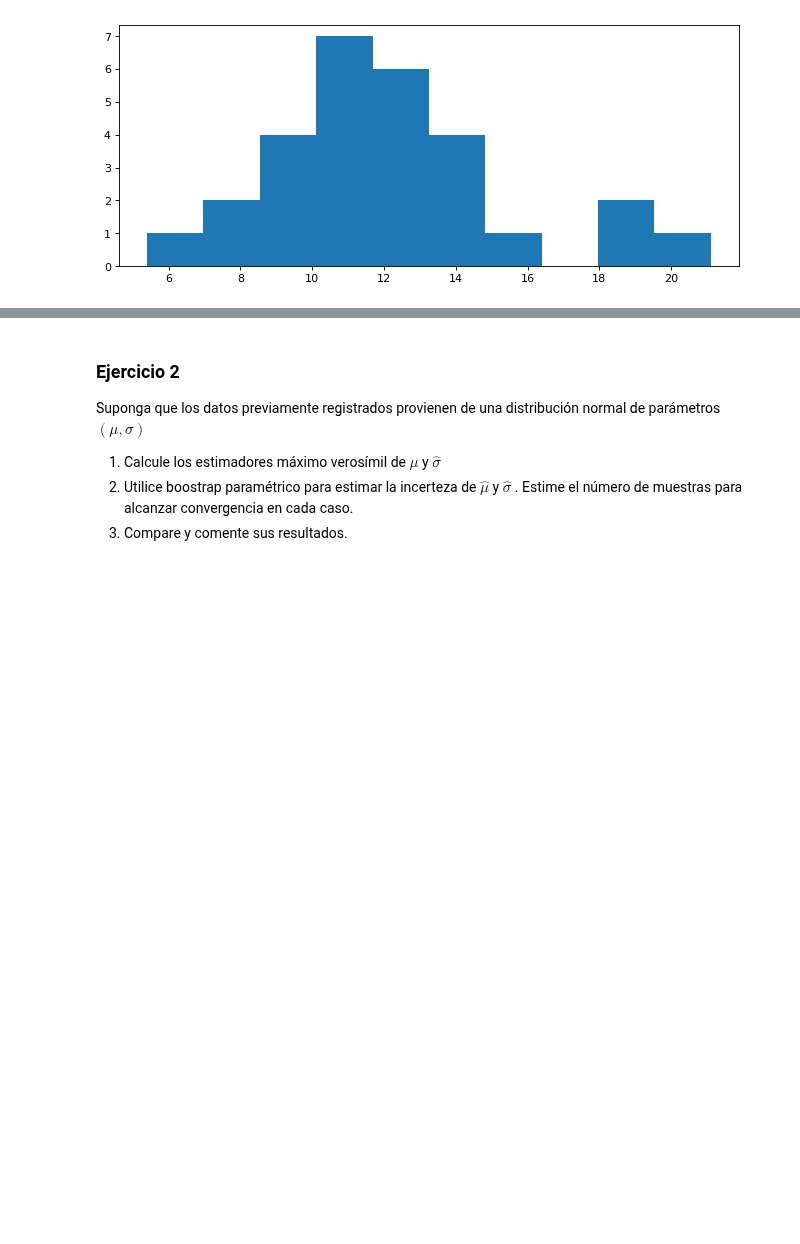
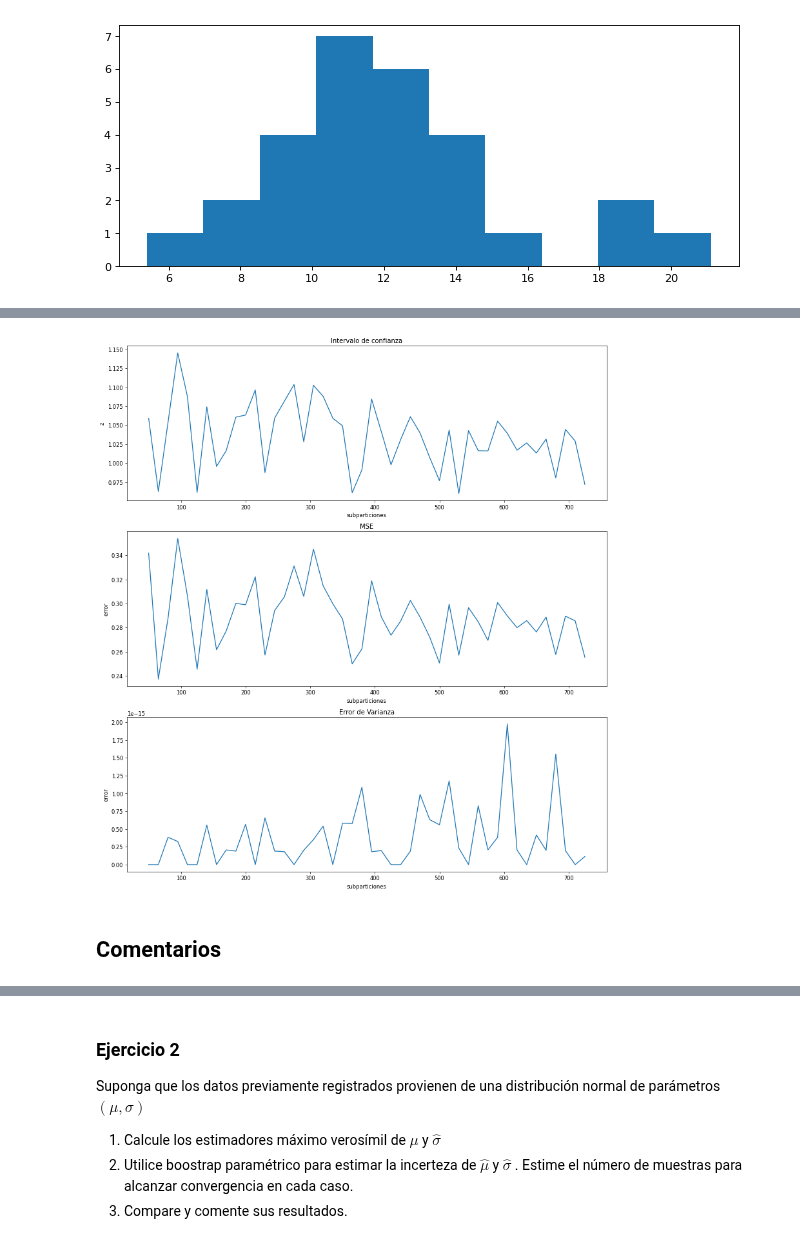
Before and after one commit to estebantejeda/INFO274, a Jupyter notebook: lab5/Laboratorio5.ipynb, the cells around one changed output, grey strips where cells are left out. Saved outputs shown, nothing was run; the diff lists cells and outputs as text; code cells hidden in the pictures; blank space fills up the shorter version.

```diff
--- a/lab5/Laboratorio5.ipynb
+++ b/lab5/Laboratorio5.ipynb
@@ -150,0 +184,20 @@ plt.show()
+# %%
+fig, ax = plt.subplots(3, 1, figsize=(16, 18), dpi=60)
+dm = list(range(50,index_std+step,step))
+ax[0].plot(dm,int_conf_std)
+ax[0].set_title("Intervalo de confianza")
+ax[0].set(xlabel='subparticiones', ylabel='z')
+
+ax[1].set_title("MSE")
+ax[1].set(xlabel='subparticiones', ylabel='error')
+ax[1].plot(dm,mse_std)
+
+ax[2].set_title("Error de Varianza")
+ax[2].set(xlabel='subparticiones', ylabel='error')
+ax[2].plot(dm,error_var_std)
+
+plt.show()
+# %% [output]
+[figure, added]
+# %% [markdown]
+## Comentarios
```
Also changed, not shown: parts of 7 cells of this notebook.
